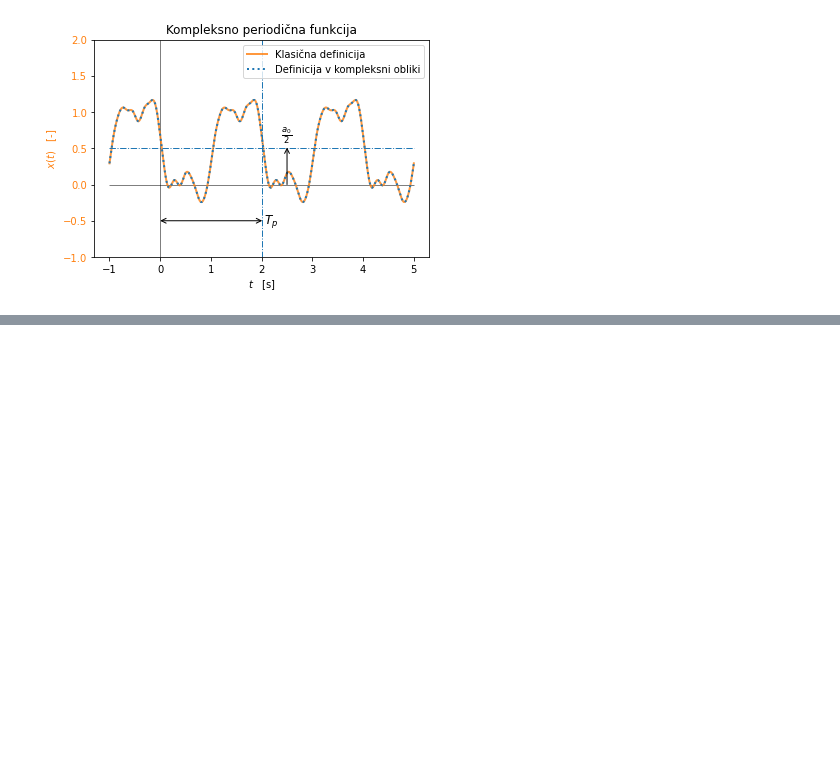
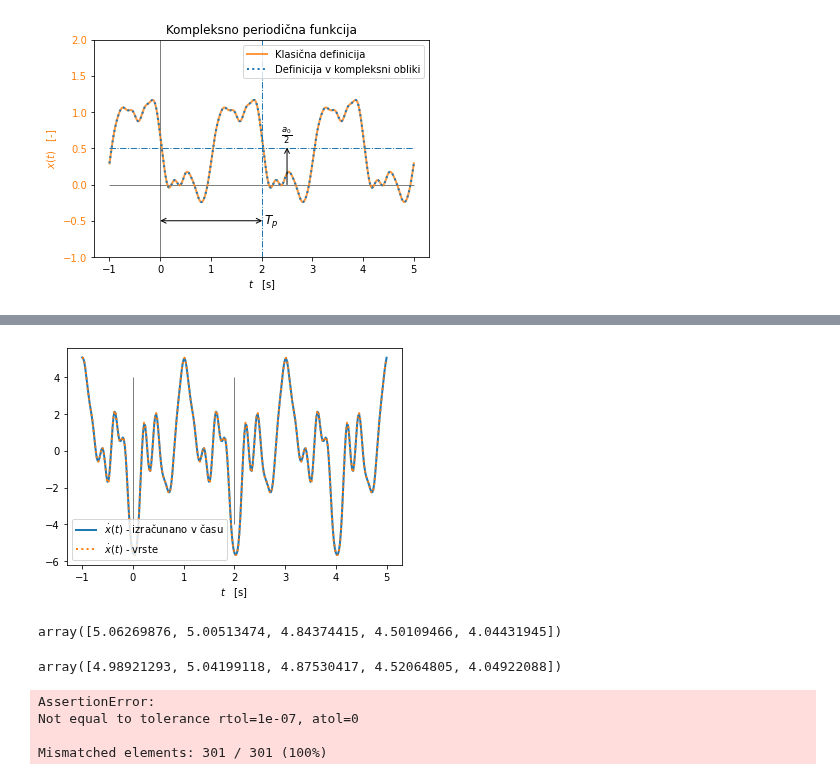
Before and after one commit to jankoslavic/procesiranje_signalov, a Jupyter notebook: _sources/notebooks/Untitled.ipynb, the cells around one changed output, grey strips where cells are left out. Drawn from its saved outputs; the diff is of its cells as text; code cells hidden in the pictures; blank space fills up the shorter version.

```diff
--- a/_sources/notebooks/Untitled.ipynb
+++ b/_sources/notebooks/Untitled.ipynb
@@ -192,0 +287,30 @@ plt.show()
+# %%
+x_d_v = np.zeros(len(t), 'complex') # ODVOD Z VRSTAMI
+for n in range(-N,N+1):
+    x_d_v += c[N+n]*np.exp(2j*np.pi*n*t/Tp)*2j*np.pi*n/Tp
+x_d_v = np.real(x_d_v) # teoretično pričakujemo samo realno rezultat (imaginarni del mora biti na nivoju numerične napake)
+# %%
+fig, ax1 = plt.subplots()
+ax1.set_xlabel('$t\\quad $[s]')
+ax1.vlines([0, Tp], -4, 4, 'k', lw=0.5)
+ax1.plot(t, x_d_t, label='$\dot{x}(t)$ - izračunano v času', c='C0', lw=2, alpha=1)
+ax1.plot(t, x_d_v, label='$\dot{x}(t)$ - vrste', ls=':', c='C1', lw=2, alpha=1)
+ax1.legend()
+plt.show()
+# %% [output]
+[figure, added]
+# %%
+x_d_t[:5]
+# %% [output]
+array([5.06269876, 5.00513474, 4.84374415, 4.50109466, 4.04431945])
+# %%
+x_d_v[:5]
+# %% [output]
+array([4.98921293, 5.04199118, 4.87530417, 4.52064805, 4.04922088])
+# %%
+np.testing.assert_allclose(,x_d_v)
+# %% [output]
+AssertionError:
+Not equal to tolerance rtol=1e-07, atol=0
+
+Mismatched elements: 301 / 301 (100%)
```
Also changed, not shown: parts of 23 cells of this notebook, 32 other files.
